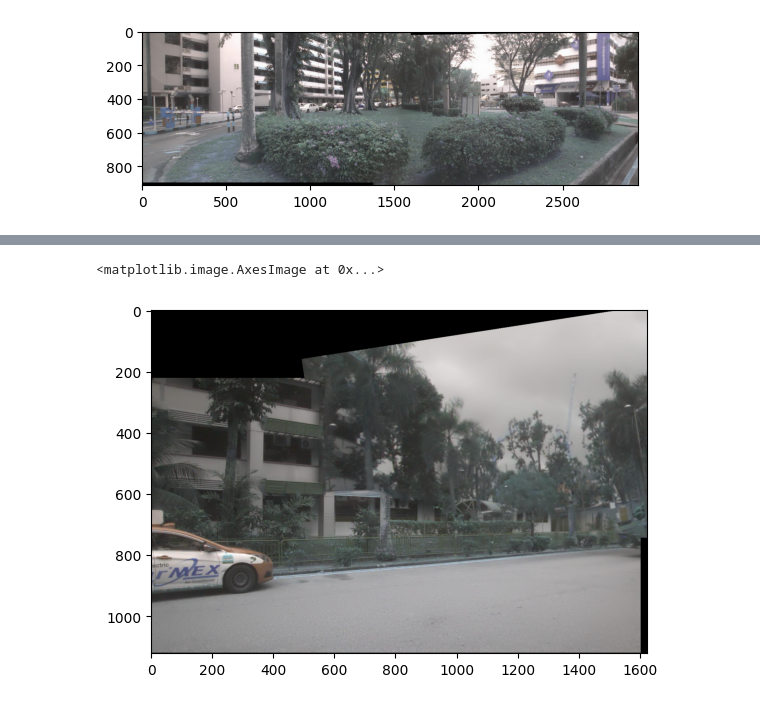
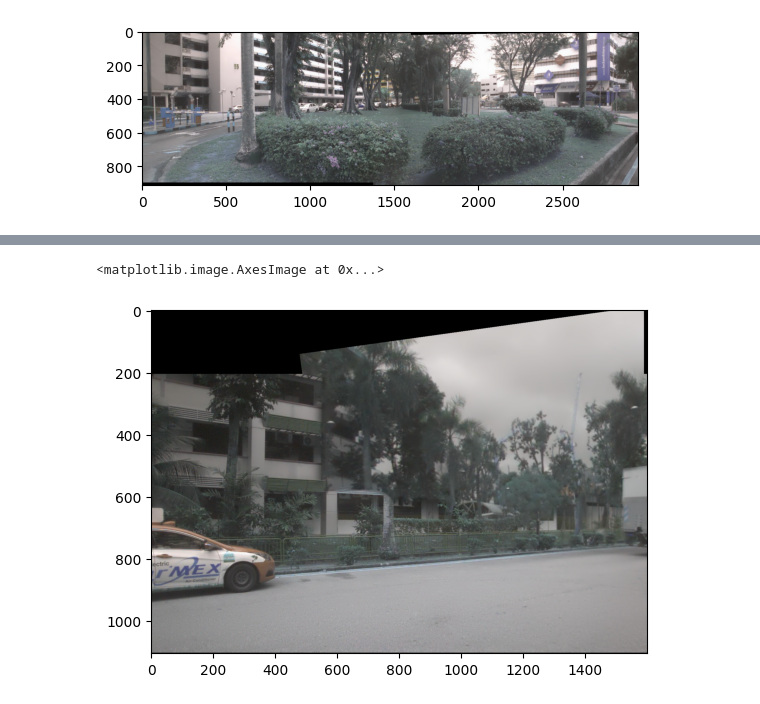
Before and after one commit to wuyasan/CVFinalProject, a Jupyter notebook: notebooks/sift_flan_location_constraint_nu_images.ipynb, the cells around one changed output, grey strips where cells are left out. Cells and saved outputs as stored; diff of their text form; code cells hidden in the pictures.

```diff
--- a/notebooks/sift_flan_location_constraint_nu_images.ipynb
+++ b/notebooks/sift_flan_location_constraint_nu_images.ipynb
@@ -9,7 +9,7 @@ image1 = cv2.imread('../data/NUsample/n003-2018-01-02-11-48-43+0800__CAM_BACK__1
 image2 = cv2.imread('../data/NUsample/n003-2018-01-02-11-48-43+0800__CAM_BACK_LEFT__1514864956197197.jpg')
 image3 = cv2.imread('../data/NUsample/n003-2018-01-02-11-48-43+0800__CAM_FRONT_LEFT__1514864956138205.jpg')
 image4 = cv2.imread('../data/NUsample/n003-2018-01-02-11-48-43+0800__CAM_FRONT__1514864956220368.jpg')
-image5 = cv2.imread("../data/NUsample/n003-2018-01-02-11-48-43+0800__CAM_FRONT_RIGHT__1514864956493554.jpg")
+image5 = cv2.imread("../data/NUsample/n003-2018-01-02-11-48-43+0800__CAM_FRONT_RIGHT__1514864966493989.jpg")
 image6 = cv2.imread("../data/NUsample/n003-2018-01-02-11-48-43+0800__CAM_BACK_RIGHT__1514864936124954.jpg")
 # %%
 def plot_grid(images):
@@ -260,9 +248,9 @@ plt.imshow(stitcher.stitch([image5, image6, image1])[1])
 # %%
 stitcher = cv2.Stitcher.create(mode = 1)
-stitcher.setPanoConfidenceThresh(0.5)
+stitcher.setPanoConfidenceThresh(0.2)
 
 left = image1.copy()
 plt.imshow(stitcher.stitch([image6, image5, image1])[1])
 # %% [output]
 <matplotlib.image.AxesImage at 0x...>
-[figure, old version]
+[figure, new version]
```
Also changed, not shown: parts of 14 cells of this notebook, 6 other files.
